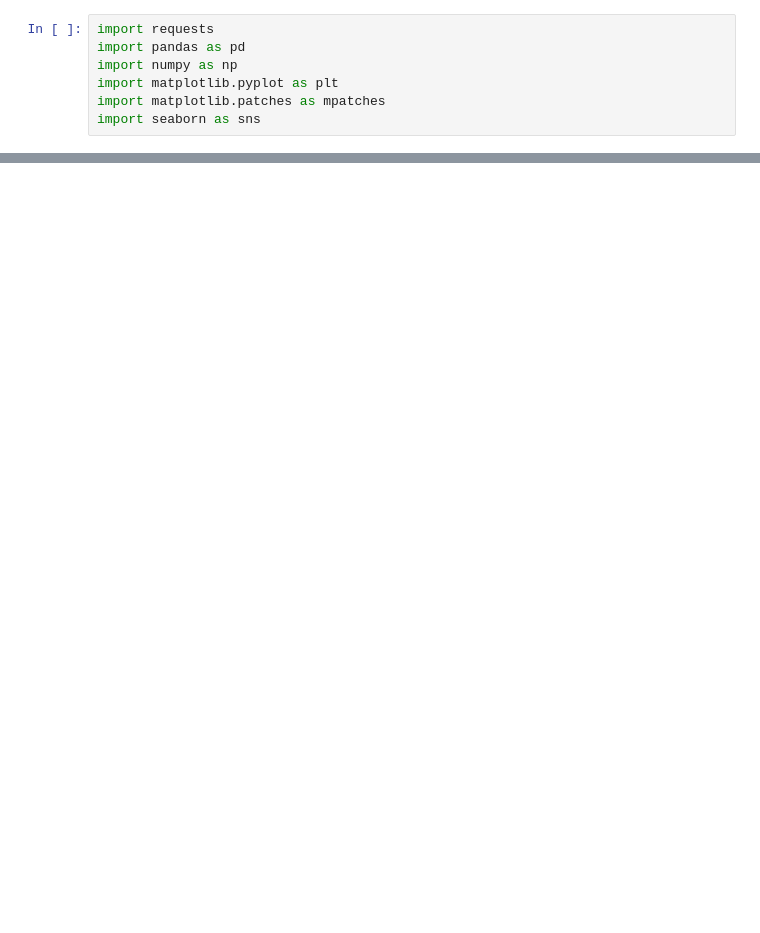
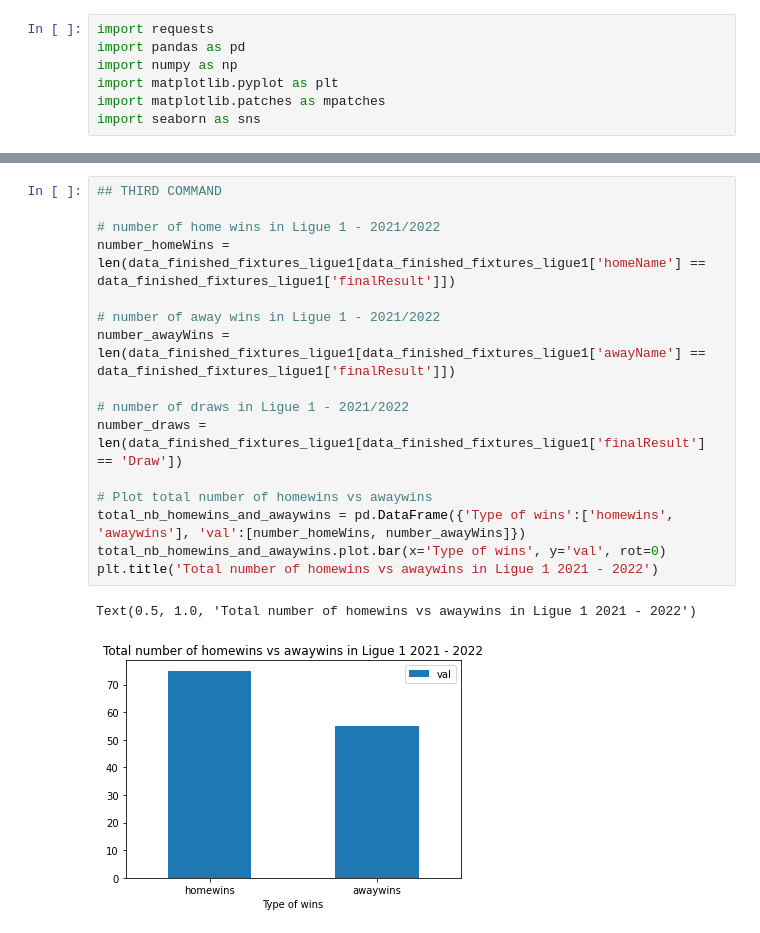
Before and after one commit to Tchouanga12/Advanced_analysis, a Jupyter notebook: FinalProject/Data_Handling_tools/Dev_Test.ipynb, the cells around one changed output, grey strips where cells are left out. Saved outputs shown, nothing was run; the diff lists cells and outputs as text; blank space fills up the shorter version.

```diff
--- a/FinalProject/Data_Handling_tools/Dev_Test.ipynb
+++ b/FinalProject/Data_Handling_tools/Dev_Test.ipynb
@@ -463,0 +373,19 @@ array(['Copa do Nordeste - 2022', 'World Cup - 2022 Qatar',
+# %%
+## THIRD COMMAND
+
+# number of home wins in Ligue 1 - 2021/2022
+number_homeWins = len(data_finished_fixtures_ligue1[data_finished_fixtures_ligue1['homeName'] == data_finished_fixtures_ligue1['finalResult']])
+
+# number of away wins in Ligue 1 - 2021/2022
+number_awayWins = len(data_finished_fixtures_ligue1[data_finished_fixtures_ligue1['awayName'] == data_finished_fixtures_ligue1['finalResult']])
+
+# number of draws in Ligue 1 - 2021/2022
+number_draws = len(data_finished_fixtures_ligue1[data_finished_fixtures_ligue1['finalResult'] == 'Draw'])
+
+# Plot total number of homewins vs awaywins
+total_nb_homewins_and_awaywins = pd.DataFrame({'Type of wins':['homewins', 'awaywins'], 'val':[number_homeWins, number_awayWins]})
+total_nb_homewins_and_awaywins.plot.bar(x='Type of wins', y='val', rot=0)
+plt.title('Total number of homewins vs awaywins in Ligue 1 2021 - 2022')
+# %% [output]
+Text(0.5, 1.0, 'Total number of homewins vs awaywins in Ligue 1 2021 - 2022')
+[figure, added]
```
Also changed, not shown: parts of 49 cells of this notebook, 4 other files.
